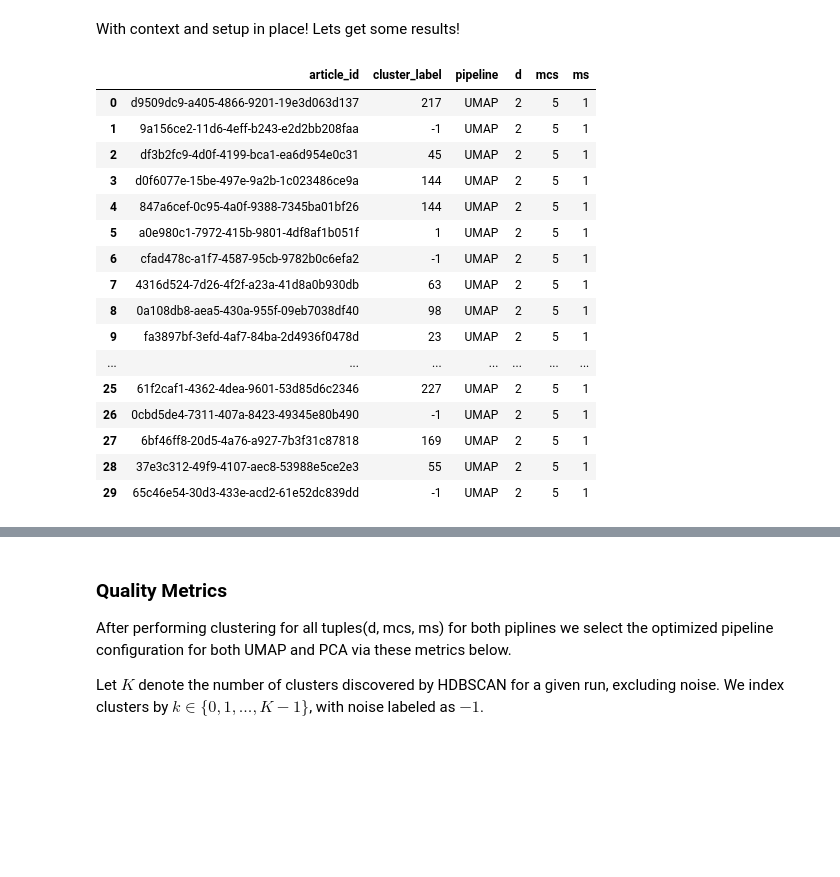
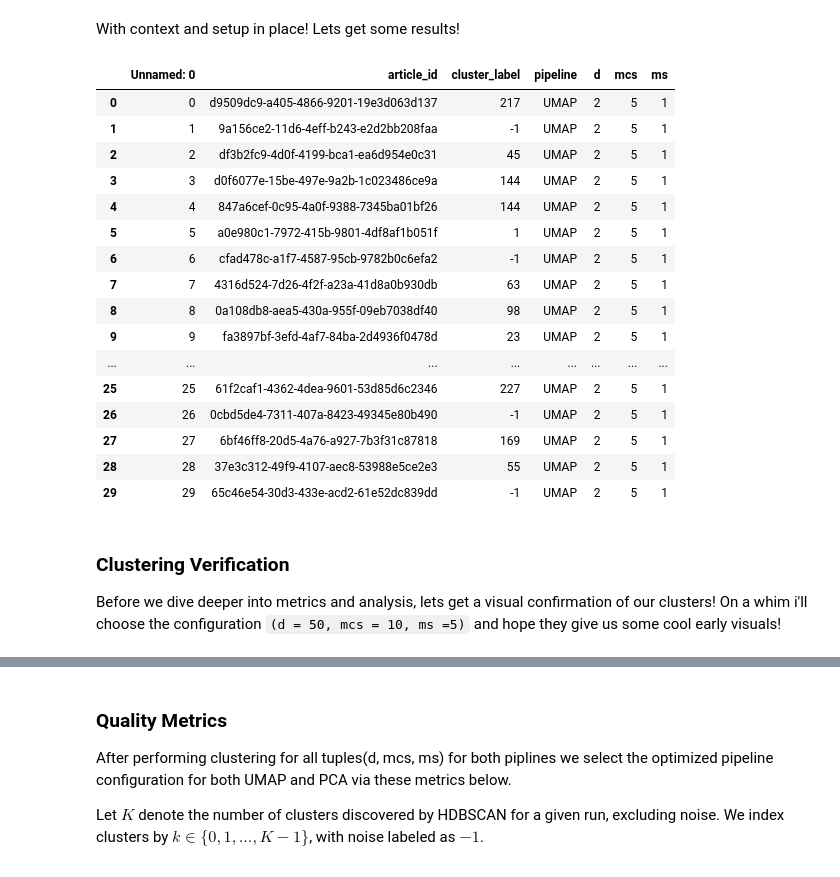
Before and after one commit to evansun06/trend-analysis-sr, a Jupyter notebook: analysis.ipynb, the cells around one changed output, grey strips where cells are left out. Drawn from its saved outputs; the diff is of its cells as text; code cells hidden in the pictures; blank space fills up the shorter version.

```diff
--- a/analysis.ipynb
+++ b/analysis.ipynb
@@ -263,23 +271,28 @@ for pipeline_name, reducer_func in [('UMAP', reduce_umap), ('PCA', reduce_pca)]:
 # Final squash: concat is very efficient for a list of DataFrames
 results_df = pd.concat(all_results, ignore_index=True)
 # %%
-# inspect
+# Temporary CSV read to reduce computation
+results_df = pd.read_csv("data/grid_search_results.csv")
 results_df.head(30)
 # %% [output]
-|  | article_id | cluster_label | pipeline | d | mcs | ms |
-| 0 | d9509dc9-a405-4866-9201-19e3d063d137 | 217 | UMAP | 2 | 5 | 1 |
-| 1 | 9a156ce2-11d6-4eff-b243-e2d2bb208faa | -1 | UMAP | 2 | 5 | 1 |
-| 2 | df3b2fc9-4d0f-4199-bca1-ea6d954e0c31 | 45 | UMAP | 2 | 5 | 1 |
-| 3 | d0f6077e-15be-497e-9a2b-1c023486ce9a | 144 | UMAP | 2 | 5 | 1 |
-| 4 | 847a6cef-0c95-4a0f-9388-7345ba01bf26 | 144 | UMAP | 2 | 5 | 1 |
-| 5 | a0e980c1-7972-415b-9801-4df8af1b051f | 1 | UMAP | 2 | 5 | 1 |
-| 6 | cfad478c-a1f7-4587-95cb-9782b0c6efa2 | -1 | UMAP | 2 | 5 | 1 |
-| 7 | 4316d524-7d26-4f2f-a23a-41d8a0b930db | 63 | UMAP | 2 | 5 | 1 |
-| 8 | 0a108db8-aea5-430a-955f-09eb7038df40 | 98 | UMAP | 2 | 5 | 1 |
-| 9 | fa3897bf-3efd-4af7-84ba-2d4936f0478d | 23 | UMAP | 2 | 5 | 1 |
-| ... | ... | ... | ... | ... | ... | ... |
-| 25 | 61f2caf1-4362-4dea-9601-53d85d6c2346 | 227 | UMAP | 2 | 5 | 1 |
-| 26 | 0cbd5de4-7311-407a-8423-49345e80b490 | -1 | UMAP | 2 | 5 | 1 |
-| 27 | 6bf46ff8-20d5-4a76-a927-7b3f31c87818 | 169 | UMAP | 2 | 5 | 1 |
-| 28 | 37e3c312-49f9-4107-aec8-53988e5ce2e3 | 55 | UMAP | 2 | 5 | 1 |
-| 29 | 65c46e54-30d3-433e-acd2-61e52dc839dd | -1 | UMAP | 2 | 5 | 1 |
+|  | Unnamed: 0 | article_id | cluster_label | pipeline | d | mcs | ms |
+| 0 | 0 | d9509dc9-a405-4866-9201-19e3d063d137 | 217 | UMAP | 2 | 5 | 1 |
+| 1 | 1 | 9a156ce2-11d6-4eff-b243-e2d2bb208faa | -1 | UMAP | 2 | 5 | 1 |
+| 2 | 2 | df3b2fc9-4d0f-4199-bca1-ea6d954e0c31 | 45 | UMAP | 2 | 5 | 1 |
+| 3 | 3 | d0f6077e-15be-497e-9a2b-1c023486ce9a | 144 | UMAP | 2 | 5 | 1 |
+| 4 | 4 | 847a6cef-0c95-4a0f-9388-7345ba01bf26 | 144 | UMAP | 2 | 5 | 1 |
+| 5 | 5 | a0e980c1-7972-415b-9801-4df8af1b051f | 1 | UMAP | 2 | 5 | 1 |
+| 6 | 6 | cfad478c-a1f7-4587-95cb-9782b0c6efa2 | -1 | UMAP | 2 | 5 | 1 |
+| 7 | 7 | 4316d524-7d26-4f2f-a23a-41d8a0b930db | 63 | UMAP | 2 | 5 | 1 |
+| 8 | 8 | 0a108db8-aea5-430a-955f-09eb7038df40 | 98 | UMAP | 2 | 5 | 1 |
+| 9 | 9 | fa3897bf-3efd-4af7-84ba-2d4936f0478d | 23 | UMAP | 2 | 5 | 1 |
+| ... | ... | ... | ... | ... | ... | ... | ... |
+| 25 | 25 | 61f2caf1-4362-4dea-9601-53d85d6c2346 | 227 | UMAP | 2 | 5 | 1 |
+| 26 | 26 | 0cbd5de4-7311-407a-8423-49345e80b490 | -1 | UMAP | 2 | 5 | 1 |
+| 27 | 27 | 6bf46ff8-20d5-4a76-a927-7b3f31c87818 | 169 | UMAP | 2 | 5 | 1 |
+| 28 | 28 | 37e3c312-49f9-4107-aec8-53988e5ce2e3 | 55 | UMAP | 2 | 5 | 1 |
+| 29 | 29 | 65c46e54-30d3-433e-acd2-61e52dc839dd | -1 | UMAP | 2 | 5 | 1 |
+# %% [markdown]
+### Clustering Verification
+
+Before we dive deeper into metrics and analysis, lets get a visual confirmation of our clusters! On a whim i'll choose the configuration `(d = 50, mcs = 10, ms =5)` and hope they give us some cool early visuals!
```
Also changed, not shown: parts of 6 cells of this notebook, 1 other file.
